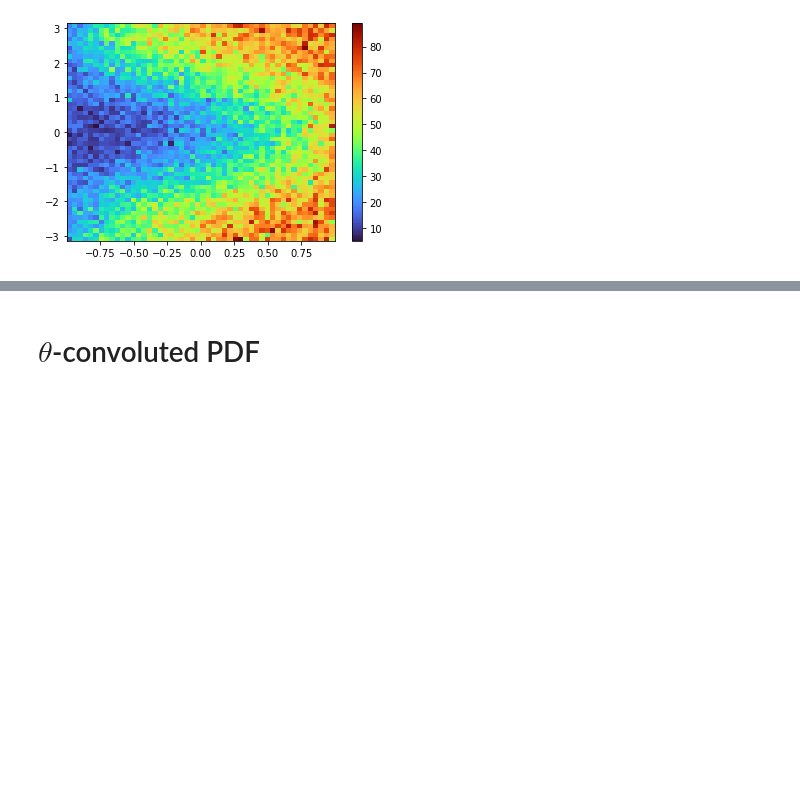
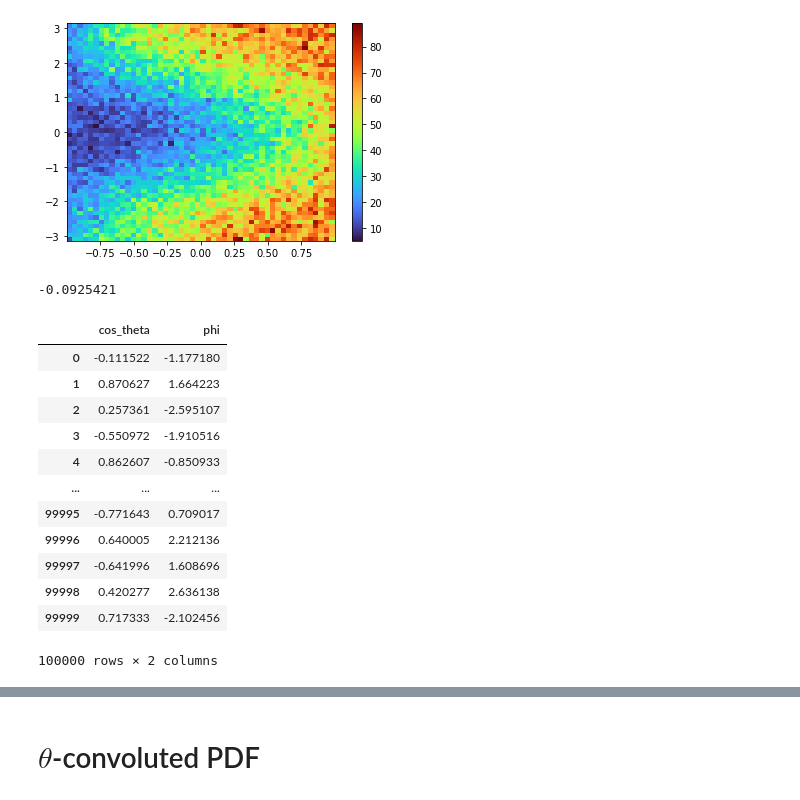
Before and after one commit to alatios/lb2jpsil_lambda-emdm-measurement, a Jupyter notebook: 99_convolution_root.ipynb, the cells around one changed output, grey strips where cells are left out. Saved outputs shown, nothing was run; the diff lists cells and outputs as text; code cells hidden in the pictures; blank space fills up the shorter version.

```diff
--- a/99_convolution_root.ipynb
+++ b/99_convolution_root.ipynb
@@ -125,0 +158,4 @@ plt.show()
+# %%
+a
+# %% [output]
+-0.0925421
@@ -125,0 +173,16 @@ plt.show()
+# %%
+df_noconv_smeared
+# %% [output]
+|  | cos_theta | phi |
+| 0 | -0.111522 | -1.177180 |
+| 1 | 0.870627 | 1.664223 |
+| 2 | 0.257361 | -2.595107 |
+| 3 | -0.550972 | -1.910516 |
+| 4 | 0.862607 | -0.850933 |
+| ... | ... | ... |
+| 99995 | -0.771643 | 0.709017 |
+| 99996 | 0.640005 | 2.212136 |
+| 99997 | -0.641996 | 1.608696 |
+| 99998 | 0.420277 | 2.636138 |
+| 99999 | 0.717333 | -2.102456 |
+100000 rows × 2 columns
```
Also changed, not shown: parts of 10 cells of this notebook.
